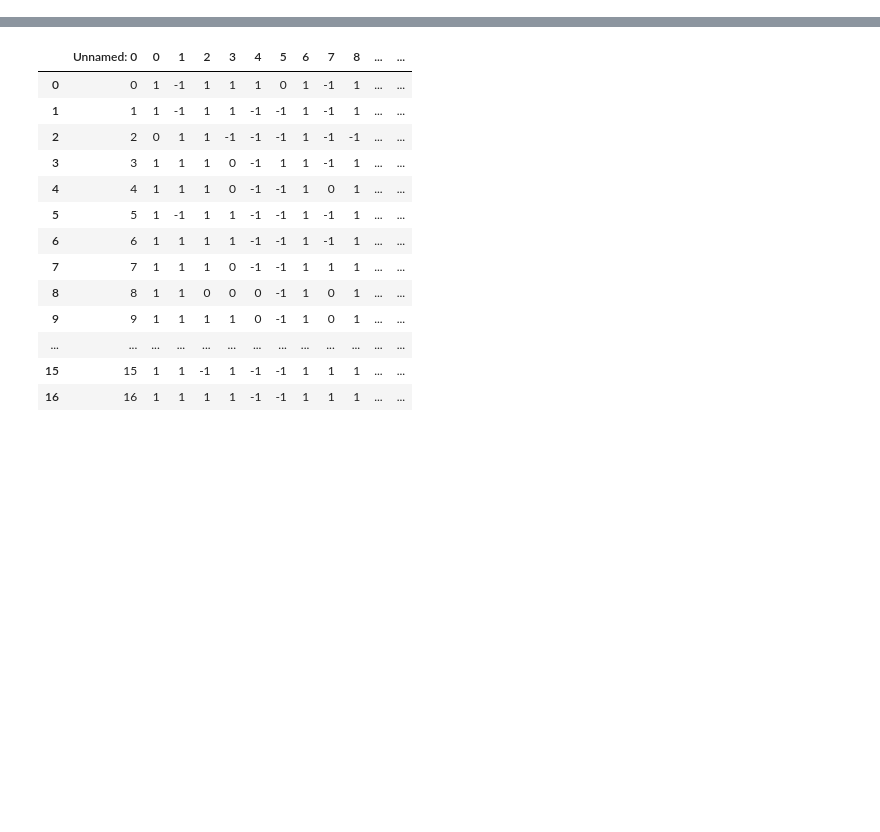
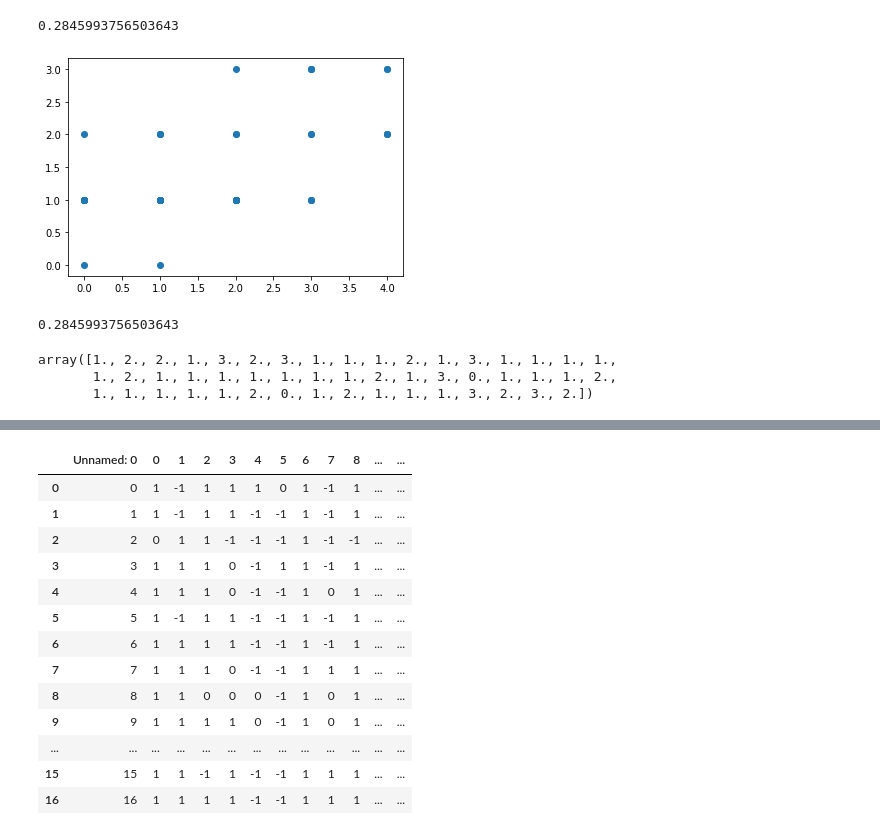
Before and after one commit to duythongvt1/URA-Projects, a Jupyter notebook: CornData/Demo.ipynb, the cells around one changed output, grey strips where cells are left out. Cells and saved outputs as stored; diff of their text form; code cells hidden in the pictures; blank space fills up the shorter version.

```diff
--- a/CornData/Demo.ipynb
+++ b/CornData/Demo.ipynb
@@ -40,0 +264,41 @@ pd.options.mode.chained_assignment = None
+# %%
+### 3pm
+class_col = "class_kmeans"
+n_neighbors= 2
+X_train_cls, X_test_cls, y_train_cls, y_test_cls = train_test_split(X,y_extd,stratify=y_extd[class_col],random_state = 1)
+threshold = 0.2
+splitted_data = []
+df = pd.DataFrame([])
+max_r2 = 0
+for i in range(200):
+    X_train, X_test, y_train, y_test = train_test_split(X_train_cls,y_train_cls,stratify=y_train_cls[class_col])
+
+    svc = SVC(kernel='rbf',degree=1,gamma='scale',coef0=-50,tol=0.01,C=5,
+          shrinking=True,cache_size=50,verbose=False)
+    svc.fit(X_train,y_train[class_col])
+    y_pred = svc.predict(X_test)
+    r2_test = r2_score(y_test[class_col],y_pred)
+    if r2_test > max_r2:
+        splitted_data = [X_train, X_test, y_train, y_test]
+        max_r2 = r2_test
+
+max_r2
+# %% [output]
+0.2845993756503643
+# %%
+X_train, X_test, y_train, y_test = splitted_data
+# %%
+svc = SVC(kernel='rbf',degree=1,gamma='scale',coef0=-50,tol=0.01,C=5,
+          shrinking=True,cache_size=50,verbose=False)
+svc.fit(X_train,y_train[class_col])
+y_pred = svc.predict(X_test)
+plt.scatter(y_test[class_col],y_pred,cmap=plt.get_cmap("flag"))
+plt.show()
+print(r2_score(y_test[class_col],y_pred))
+y_pred
+# %% [output]
+[figure, added]
+0.2845993756503643
+array([1., 2., 2., 1., 3., 2., 3., 1., 1., 1., 2., 1., 3., 1., 1., 1., 1.,
+       1., 2., 1., 1., 1., 1., 1., 1., 1., 2., 1., 3., 0., 1., 1., 1., 2.,
+       1., 1., 1., 1., 1., 2., 0., 1., 2., 1., 1., 1., 3., 2., 3., 2.])
```
Also changed, not shown: parts of 20 cells of this notebook.
